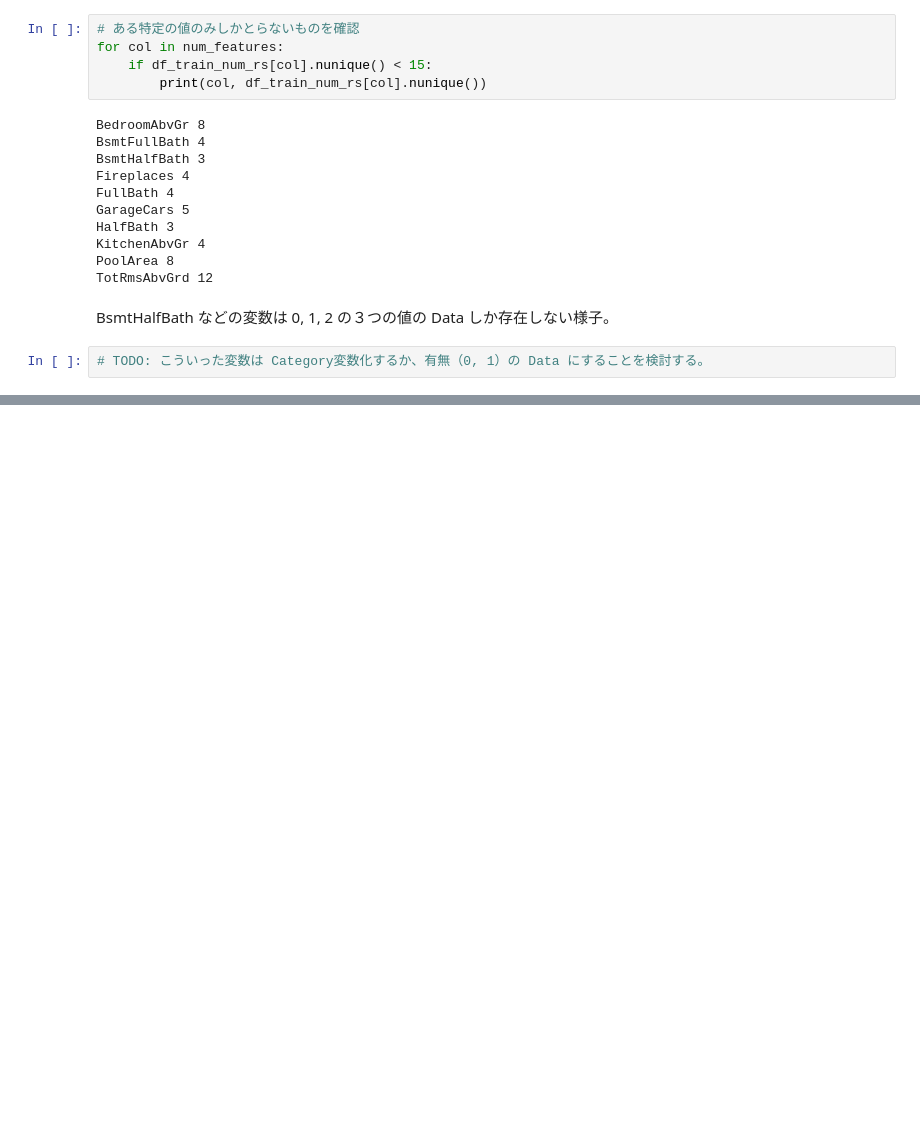
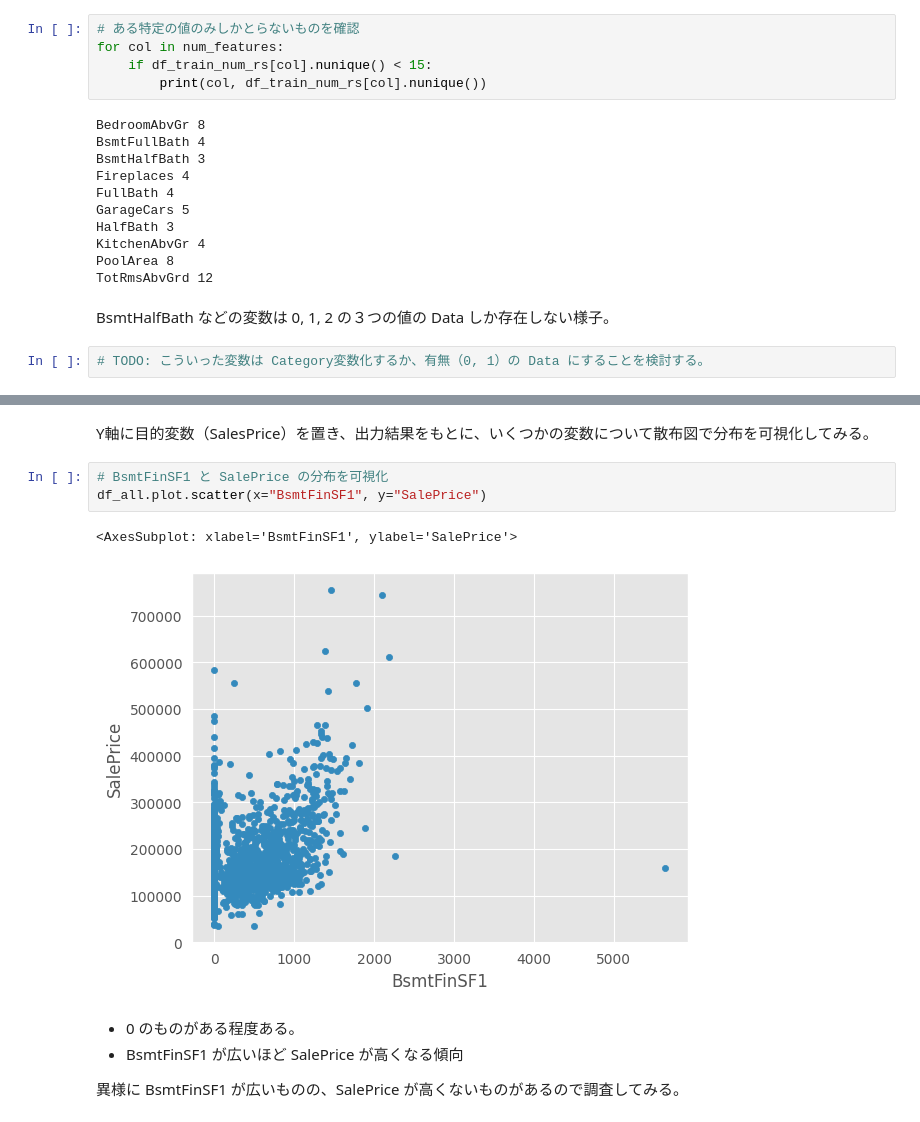
Before and after one commit to 1024xx4/kaggle_house_prices, a Jupyter notebook: kaggle_house-price.ipynb, the cells around one changed output, grey strips where cells are left out. Saved outputs shown, nothing was run; the diff lists cells and outputs as text; blank space fills up the shorter version.

```diff
--- a/kaggle_house-price.ipynb
+++ b/kaggle_house-price.ipynb
@@ -732,0 +762,13 @@ BsmtHalfBath などの変数は 0, 1, 2 の３つの値の Data しか存在し
+# %% [markdown]
+Y軸に目的変数（SalesPrice）を置き、出力結果をもとに、いくつかの変数について散布図で分布を可視化してみる。
+# %%
+# BsmtFinSF1 と SalePrice の分布を可視化
+df_all.plot.scatter(x="BsmtFinSF1", y="SalePrice")
+# %% [output]
+<AxesSubplot: xlabel='BsmtFinSF1', ylabel='SalePrice'>
+[figure, added]
+# %% [markdown]
+- 0 のものがある程度ある。
+- BsmtFinSF1 が広いほど SalePrice が高くなる傾向
+
+異様に BsmtFinSF1 が広いものの、SalePrice が高くないものがあるので調査してみる。
```
Also changed, not shown: parts of 13 cells of this notebook.
